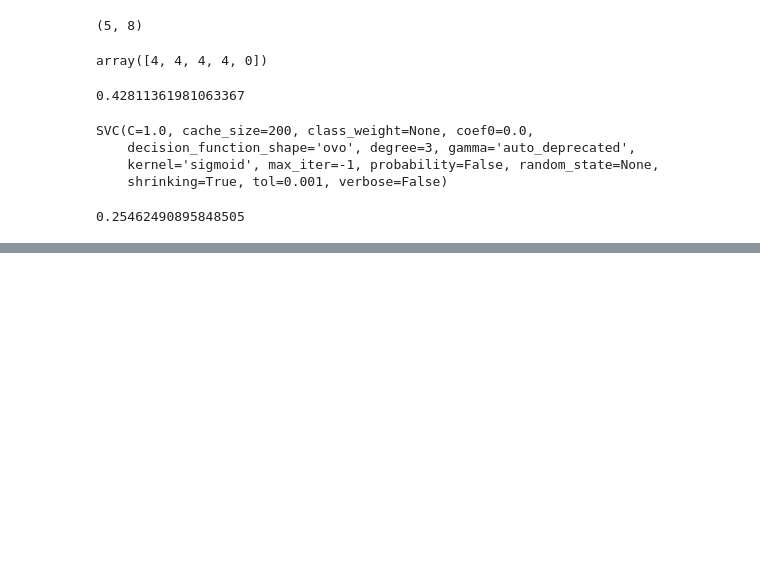
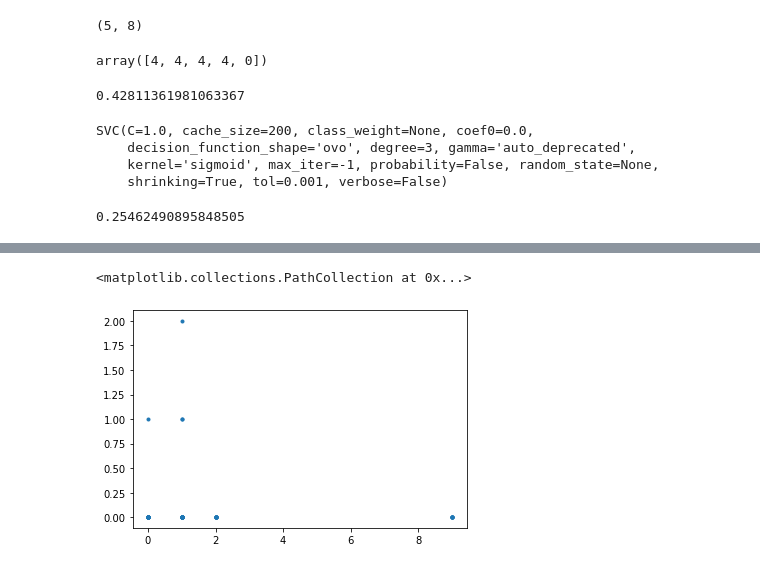
Before and after one commit to m6cortez/COGS_109_Project, a Jupyter notebook: COGS 109 Project (zekria).ipynb, the cells around one changed output, grey strips where cells are left out. Drawn from its saved outputs; the diff is of its cells as text; code cells hidden in the pictures; blank space fills up the shorter version.

```diff
--- a/COGS 109 Project (zekria).ipynb
+++ b/COGS 109 Project (zekria).ipynb
@@ -931,0 +1084,3 @@ leg = plt.legend()
+# %%
+sev0 = dfs[dfs['INJ_SEV'] == 0]
+sev0
@@ -931,0 +1101,7 @@ leg = plt.legend()
+# %%
+y = sev0.EJECTION.values
+x = sev0.ROLLOVER.values
+plt.scatter(x, y, marker='.')
+# %% [output]
+<matplotlib.collections.PathCollection at 0x...>
+[figure, added]
```
Also changed, not shown: parts of 33 cells of this notebook, 7 other files.
